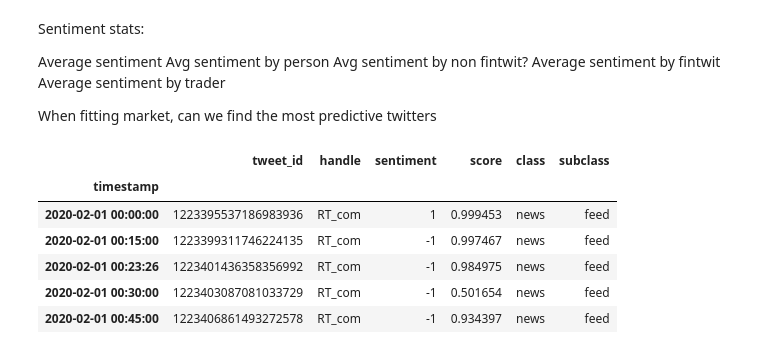
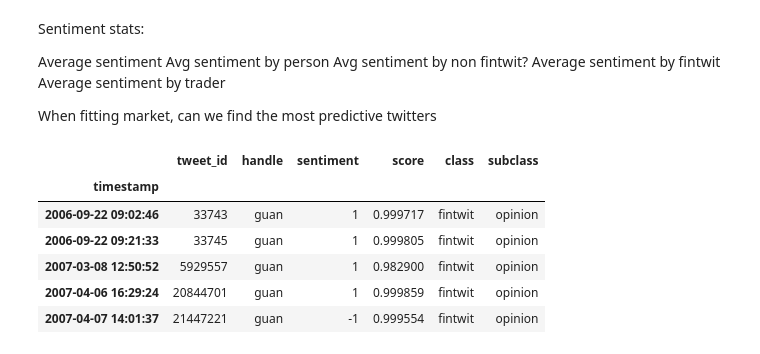
Before and after one commit to aaroncgw/tweet-sentiment, a Jupyter notebook: Sentiment.ipynb, the cells around one changed output. Saved outputs shown, nothing was run; the diff lists cells and outputs as text; code cells hidden in the pictures.

```diff
--- a/Sentiment.ipynb
+++ b/Sentiment.ipynb
@@ -54,18 +54,18 @@ Average sentiment by trader
 
 When fitting market, can we find the most predictive twitters
 # %%
-sentiment = pickle.load(open( "sentiment_2020-02-01_2020-02-10.p", "rb" ))
+sentiment = pickle.load(open( "data/sentiment.p", "rb" ))
 classi = pd.read_csv('data/handle_class.csv')
 sentiment = pd.merge(sentiment,classi[['class','handle','subclass']],on=['handle'], right_index=True)
 sentiment.head()
 # %% [output]
 |  | tweet_id | handle | sentiment | score | class | subclass |
 | timestamp |  |  |  |  |  |  |
-| 2020-02-01 00:00:00 | 1223395537186983936 | RT_com | 1 | 0.999453 | news | feed |
-| 2020-02-01 00:15:00 | 1223399311746224135 | RT_com | -1 | 0.997467 | news | feed |
-| 2020-02-01 00:23:26 | 1223401436358356992 | RT_com | -1 | 0.984975 | news | feed |
-| 2020-02-01 00:30:00 | 1223403087081033729 | RT_com | -1 | 0.501654 | news | feed |
-| 2020-02-01 00:45:00 | 1223406861493272578 | RT_com | -1 | 0.934397 | news | feed |
+| 2006-09-22 09:02:46 | 33743 | guan | 1 | 0.999717 | fintwit | opinion |
+| 2006-09-22 09:21:33 | 33745 | guan | 1 | 0.999805 | fintwit | opinion |
+| 2007-03-08 12:50:52 | 5929557 | guan | 1 | 0.982900 | fintwit | opinion |
+| 2007-04-06 16:29:24 | 20844701 | guan | 1 | 0.999859 | fintwit | opinion |
+| 2007-04-07 14:01:37 | 21447221 | guan | -1 | 0.999554 | fintwit | opinion |
 # %%
 es = pd.read_csv('data/ES.csv')
 es = es[es.Time == '15:00'][['Date','Time','Close']]
```
Also changed, not shown: parts of 6 cells of this notebook, 2 other files.
